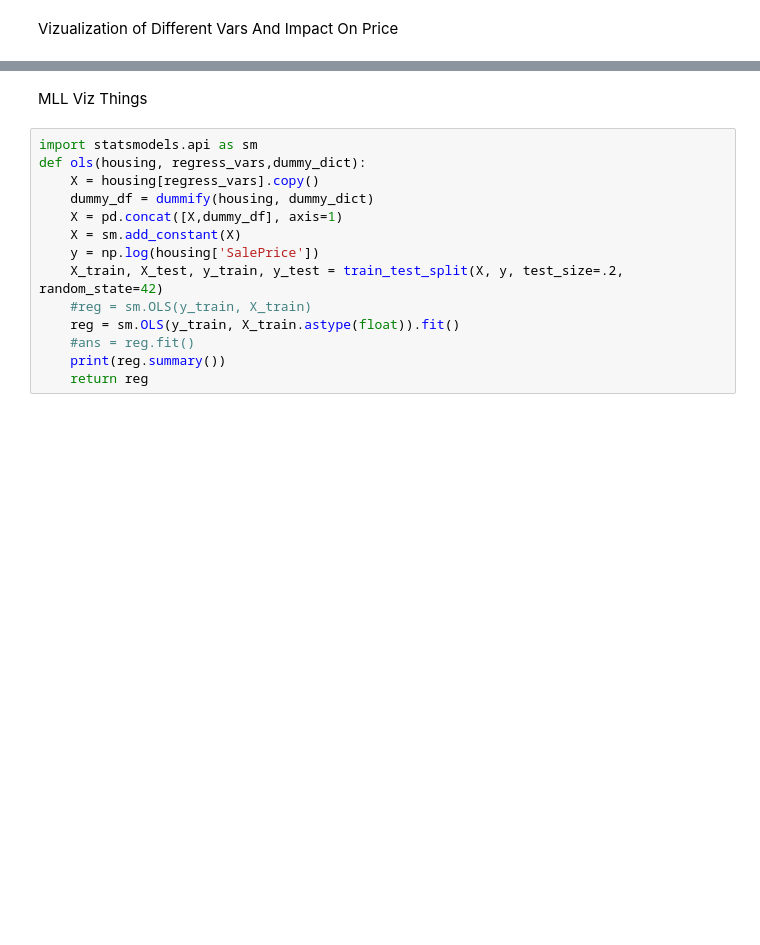
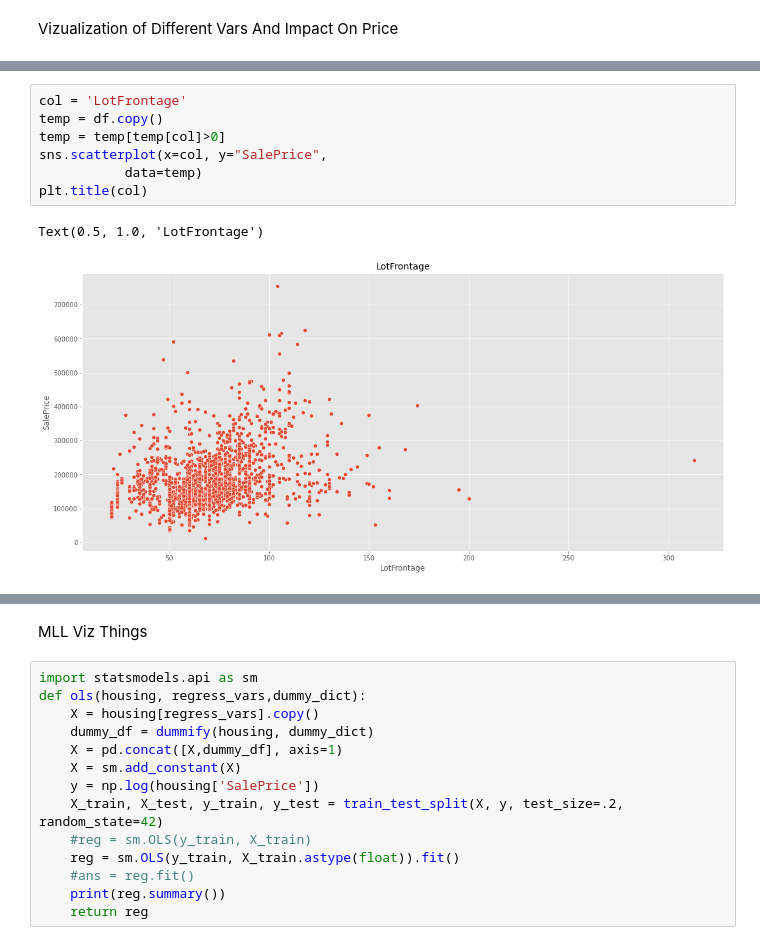
Before and after one commit to DPWasserman/ames-housing-prices, a Jupyter notebook: EDA/EZ_Viz_Work.ipynb, the cells around one changed output, grey strips where cells are left out. Cells and saved outputs as stored; diff of their text form; blank space fills up the shorter version.

```diff
--- a/EDA/EZ_Viz_Work.ipynb
+++ b/EDA/EZ_Viz_Work.ipynb
@@ -79,0 +112,10 @@ SalePrice
+# %%
+col = 'LotFrontage'
+temp = df.copy()
+temp = temp[temp[col]>0]
+sns.scatterplot(x=col, y="SalePrice",
+           data=temp)
+plt.title(col)
+# %% [output]
+Text(0.5, 1.0, 'LotFrontage')
+[figure, added]
```
Also changed, not shown: parts of 17 cells of this notebook.
